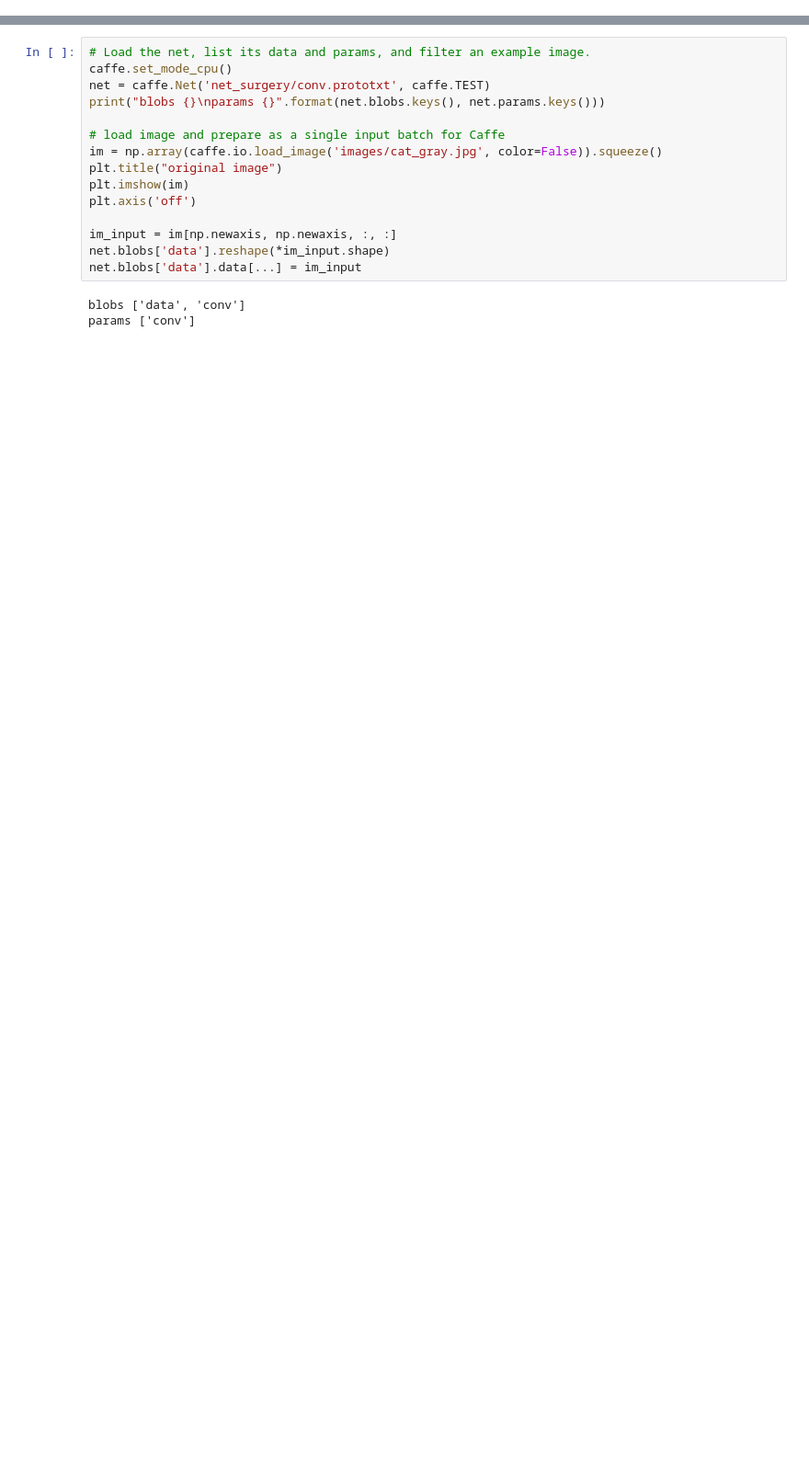
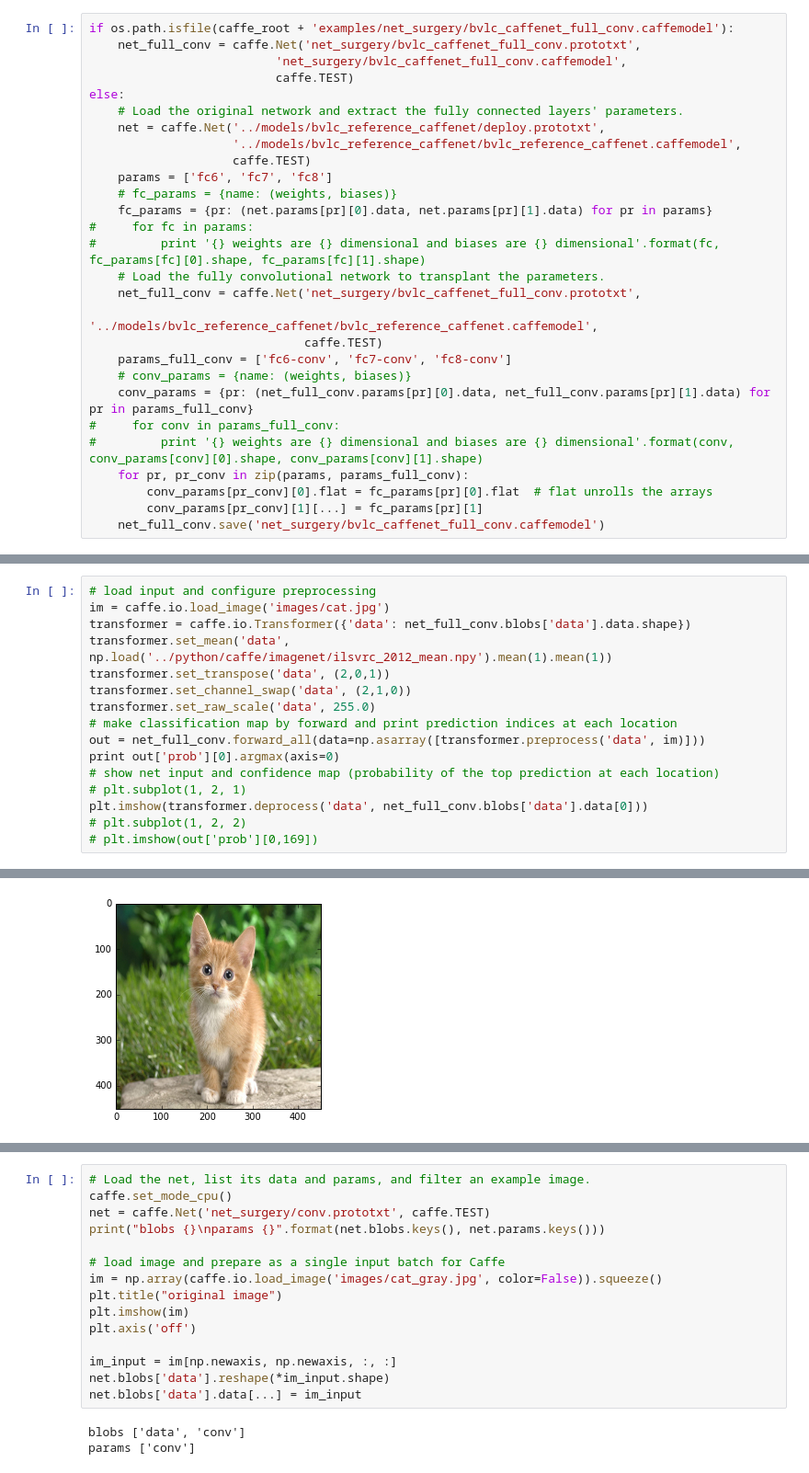
Before and after one commit to ybdong/paper, a Jupyter notebook: filter.ipynb, the cells around one changed output, grey strips where cells are left out. Shown at 92% size. Drawn from its saved outputs; the diff is of its cells as text; blank space fills up the shorter version.

```diff
--- a/filter.ipynb
+++ b/filter.ipynb
@@ -16,0 +65,28 @@ import caffe
+# %%
+if os.path.isfile(caffe_root + 'examples/net_surgery/bvlc_caffenet_full_conv.caffemodel'):
+    net_full_conv = caffe.Net('net_surgery/bvlc_caffenet_full_conv.prototxt',
+                          'net_surgery/bvlc_caffenet_full_conv.caffemodel',
+                          caffe.TEST)
+else:
+    # Load the original network and extract the fully connected layers' parameters.
+    net = caffe.Net('../models/bvlc_reference_caffenet/deploy.prototxt',
+                    '../models/bvlc_reference_caffenet/bvlc_reference_caffenet.caffemodel',
+                    caffe.TEST)
+    params = ['fc6', 'fc7', 'fc8']
+    # fc_params = {name: (weights, biases)}
+    fc_params = {pr: (net.params[pr][0].data, net.params[pr][1].data) for pr in params}
+#     for fc in params:
+#         print '{} weights are {} dimensional and biases are {} dimensional'.format(fc, fc_params[fc][0].shape, fc_params[fc][1].shape)
+    # Load the fully convolutional network to transplant the parameters.
+    net_full_conv = caffe.Net('net_surgery/bvlc_caffenet_full_conv.prototxt',
+                              '../models/bvlc_reference_caffenet/bvlc_reference_caffenet.caffemodel',
+                              caffe.TEST)
+    params_full_conv = ['fc6-conv', 'fc7-conv', 'fc8-conv']
+    # conv_params = {name: (weights, biases)}
+    conv_params = {pr: (net_full_conv.params[pr][0].data, net_full_conv.params[pr][1].data) for pr in params_full_conv}
+#     for conv in params_full_conv:
+#         print '{} weights are {} dimensional and biases are {} dimensional'.format(conv, conv_params[conv][0].shape, conv_params[conv][1].shape)
+    for pr, pr_conv in zip(params, params_full_conv):
+        conv_params[pr_conv][0].flat = fc_params[pr][0].flat  # flat unrolls the arrays
+        conv_params[pr_conv][1][...] = fc_params[pr][1]
+    net_full_conv.save('net_surgery/bvlc_caffenet_full_conv.caffemodel')
@@ -16,0 +129,17 @@ import caffe
+# %%
+# load input and configure preprocessing
+im = caffe.io.load_image('images/cat.jpg')
+transformer = caffe.io.Transformer({'data': net_full_conv.blobs['data'].data.shape})
+transformer.set_mean('data', np.load('../python/caffe/imagenet/ilsvrc_2012_mean.npy').mean(1).mean(1))
+transformer.set_transpose('data', (2,0,1))
+transformer.set_channel_swap('data', (2,1,0))
+transformer.set_raw_scale('data', 255.0)
+# make classification map by forward and print prediction indices at each location
+out = net_full_conv.forward_all(data=np.asarray([transformer.preprocess('data', im)]))
+print out['prob'][0].argmax(axis=0)
+# show net input and confidence map (probability of the top prediction at each location)
+# plt.subplot(1, 2, 1)
+plt.imshow(transformer.deprocess('data', net_full_conv.blobs['data'].data[0]))
+# plt.subplot(1, 2, 2)
+# plt.imshow(out['prob'][0,169])
+# %% [output]
@@ -16,0 +155 @@ import caffe
+[figure, added]
```
Also changed, not shown: parts of 20 cells of this notebook.
